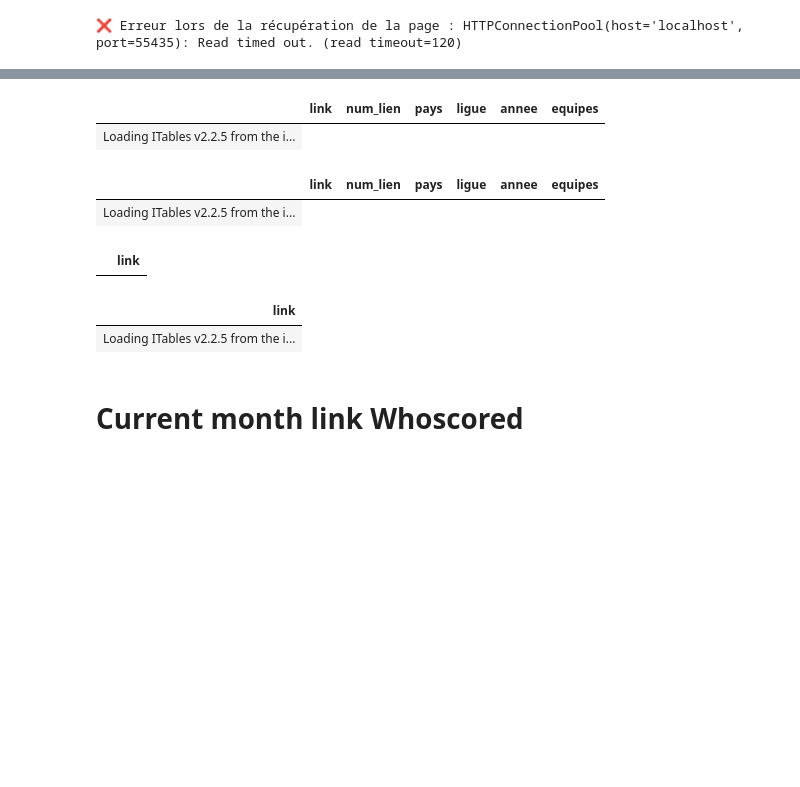
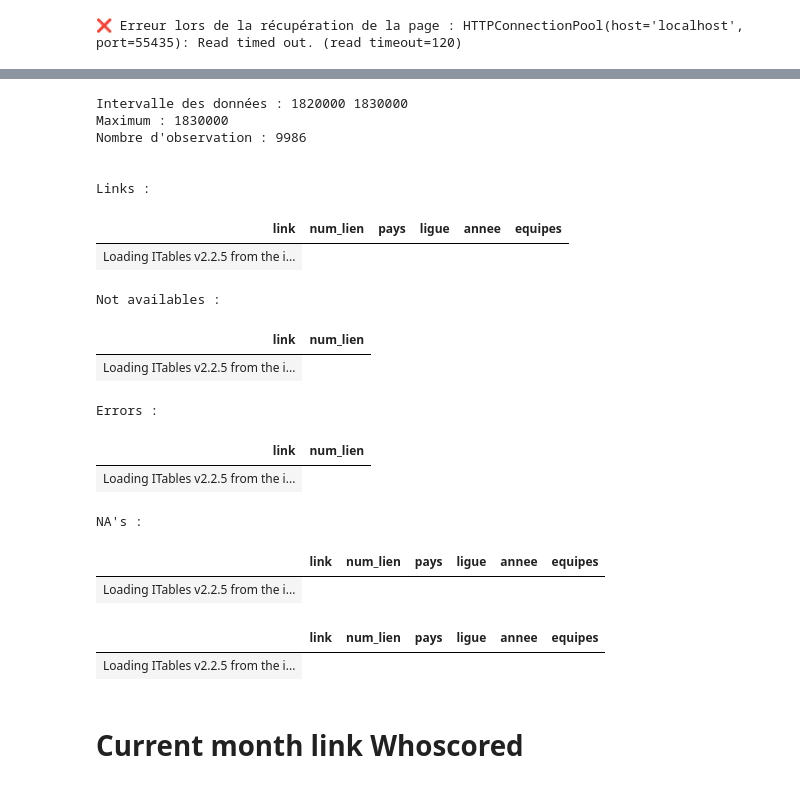
Before and after one commit to abusche/Football-Database, a Jupyter notebook: Rate.ipynb, the cells around one changed output, grey strips where cells are left out. Drawn from its saved outputs; the diff is of its cells as text; code cells hidden in the pictures; blank space fills up the shorter version.

```diff
--- a/Rate.ipynb
+++ b/Rate.ipynb
@@ -192 +178,39 @@ def whoscored_link_traitement(df):
+# %%
+import ace_tools_open as tools
+import pandas as pd
+
+links = pd.read_csv("Whoscored/clean/links.csv")
+not_available = pd.read_csv("Whoscored/clean/not_availables.csv")
+try:
+    error = pd.read_csv("Whoscored/clean/errors.csv")
+except:
+    error = pd.DataFrame()
+error
+
+print("Intervalle des données :", int(links["num_lien"].min()), max([int(links["num_lien"].max()), int(not_available["num_lien"].max())]))
+print("Maximum :", max([int(links["num_lien"].max()), int(not_available["num_lien"].max())]))
+print("Nombre d'observation :", len(links) + len(not_available))
+print("\n")
+tools.display_dataframe_to_user("Links :", links)
+tools.display_dataframe_to_user("Not availables :", not_available)
+tools.display_dataframe_to_user("Errors :", error)
+tools.display_dataframe_to_user("NA's :", links[links["num_lien"].isna()])
+# %% [output]
+Intervalle des données : 1820000 1830000
+Maximum : 1830000
+Nombre d'observation : 9986
+
+
+Links :
+| link | num_lien | pays | ligue | annee | equipes |
+| Loading ITables v2.2.5 from the i... |
+Not availables :
+| link | num_lien |
+| Loading ITables v2.2.5 from the i... |
+Errors :
+| link | num_lien |
+| Loading ITables v2.2.5 from the i... |
+NA's :
+|  | link | num_lien | pays | ligue | annee | equipes |
+| Loading ITables v2.2.5 from the i... |
 # %%
@@ -197,12 +222,3 @@ tools.display_dataframe_to_user("", df_ligue1)
 # %% [output]
 |  | link | num_lien | pays | ligue | annee | equipes |
 | Loading ITables v2.2.5 from the i... |
-# %%
-df_france = df_extracted[df_extracted["pays"] == "france"]
-df_ligue1 = df_france[df_france["ligue"] == "ligue-1"]
-test = df_ligue1[df_ligue1["equipes"].str.contains("montpellier", case=False, na=False)]
-import ace_tools_open as tools
-tools.display_dataframe_to_user("", test)
-# %% [output]
-|  | link | num_lien | pays | ligue | annee | equipes |
-| Loading ITables v2.2.5 from the i... |
@@ -211,18 +225,3 @@ https://fr.whoscored.com/matches/1824916/live/france-ligue-1-2024-2025-strasbour
-# %%
-try:
-    error = pd.read_csv("Whoscored/errors.csv")
-except:
-    error = pd.DataFrame()
-error
-# %% [output]
-|  | link |
-# %%
-not_available = pd.read_csv("Whoscored/not_availables.csv")
-import ace_tools_open as tools
-tools.display_dataframe_to_user("", not_available)
-# %% [output]
-| link |
-| Loading ITables v2.2.5 from the i... |
 # %% [markdown]
 # Current month link Whoscored
 # %%
```
Also changed, not shown: parts of 10 cells of this notebook, 6 other files.
